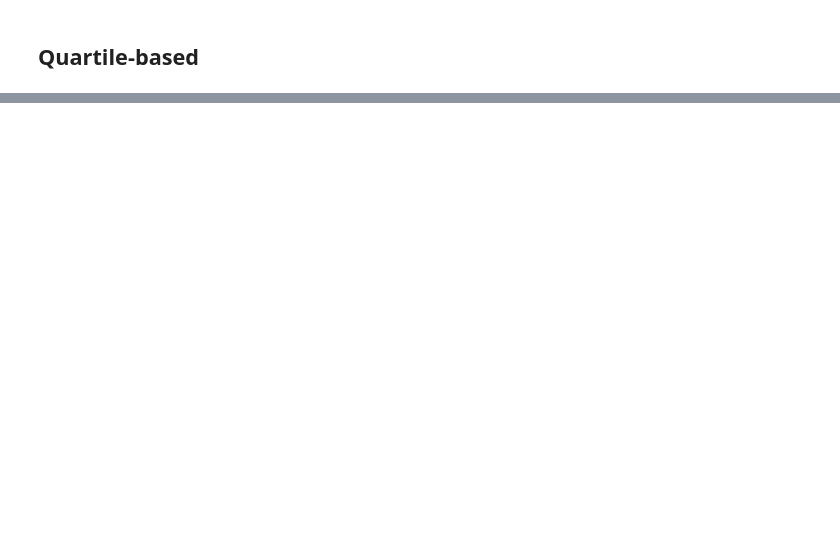
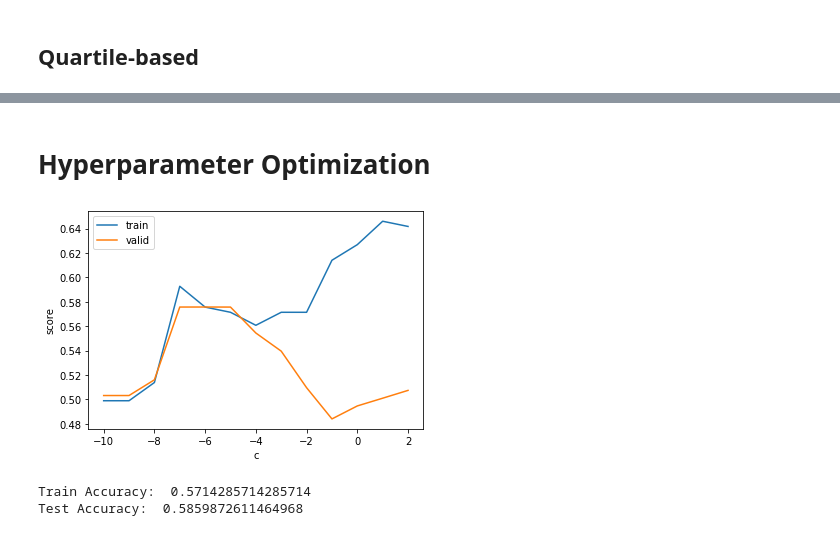
Before and after one commit to alireza-alizadegan/e-commerce-Sales, a Jupyter notebook: Brazil/Value Prediction.ipynb, the cells around one changed output, grey strips where cells are left out. Drawn from its saved outputs; the diff is of its cells as text; code cells hidden in the pictures; blank space fills up the shorter version.

```diff
--- a/Brazil/Value Prediction.ipynb
+++ b/Brazil/Value Prediction.ipynb
@@ -761,0 +1035,2 @@ corr_df_q2
+# %% [markdown]
+# Hyperparameter Optimization
@@ -762,13 +1043,28 @@ corr_df_q2
+# %%
+# hyperparameter optimization with cross validation score
+from sklearn.linear_model import LogisticRegression
+from sklearn.model_selection import cross_val_score
+
+valid_scores = []
+train_scores = []
+for n in range(-10,3):
+    lr = LogisticRegression(C=10**n, random_state=42)
+    lr.fit(X_train, y_train)
+    train_scores.append(lr.score(X_train, y_train))
+    valid_scores.append(np.mean(cross_val_score(lr, X_train, y_train, cv = 5)))
+
+plt.plot(range(-10,3), train_scores, label='train')
+plt.plot(range(-10,3), valid_scores, label='valid')
+plt.legend()
+plt.xlabel('c')
+plt.ylabel('score');
+# %% [output]
+[figure, added]
 # %%
-X = df_q2.iloc[:,:-1]
-y = df_q2.iloc[:,-1]
-
-from sklearn.model_selection import train_test_split
-X_train, X_test, y_train, y_test = train_test_split(X, y, test_size=0.25, random_state=42)
-
-# logistic regression
-from sklearn.linear_model import LogisticRegression
-lr = LogisticRegression(C=0.01, random_state=42)
+lr = LogisticRegression(C=10**-5, random_state=42)
 lr.fit(X_train, y_train)
 print('Train Accuracy: ', lr.score(X_train, y_train))
 print('Test Accuracy: ', lr.score(X_test, y_test))
+# %% [output]
+Train Accuracy:  0.5714285714285714
+Test Accuracy:  0.5859872611464968
```
Also changed, not shown: parts of 76 cells of this notebook, 1 other file.
